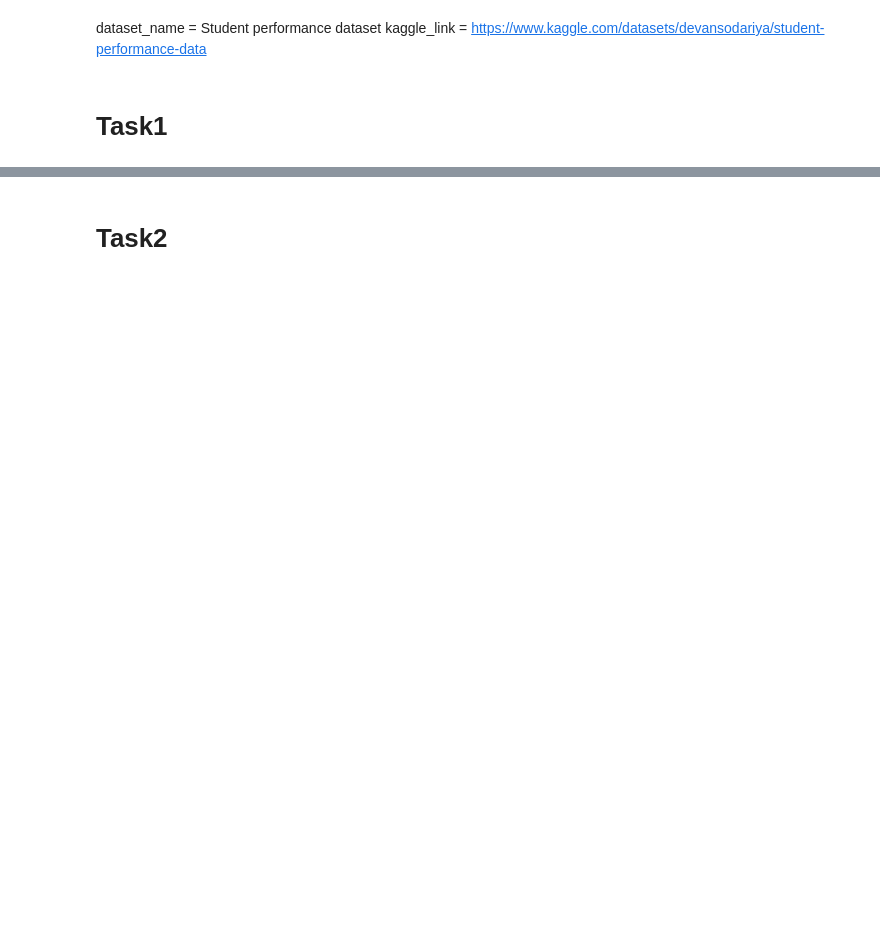
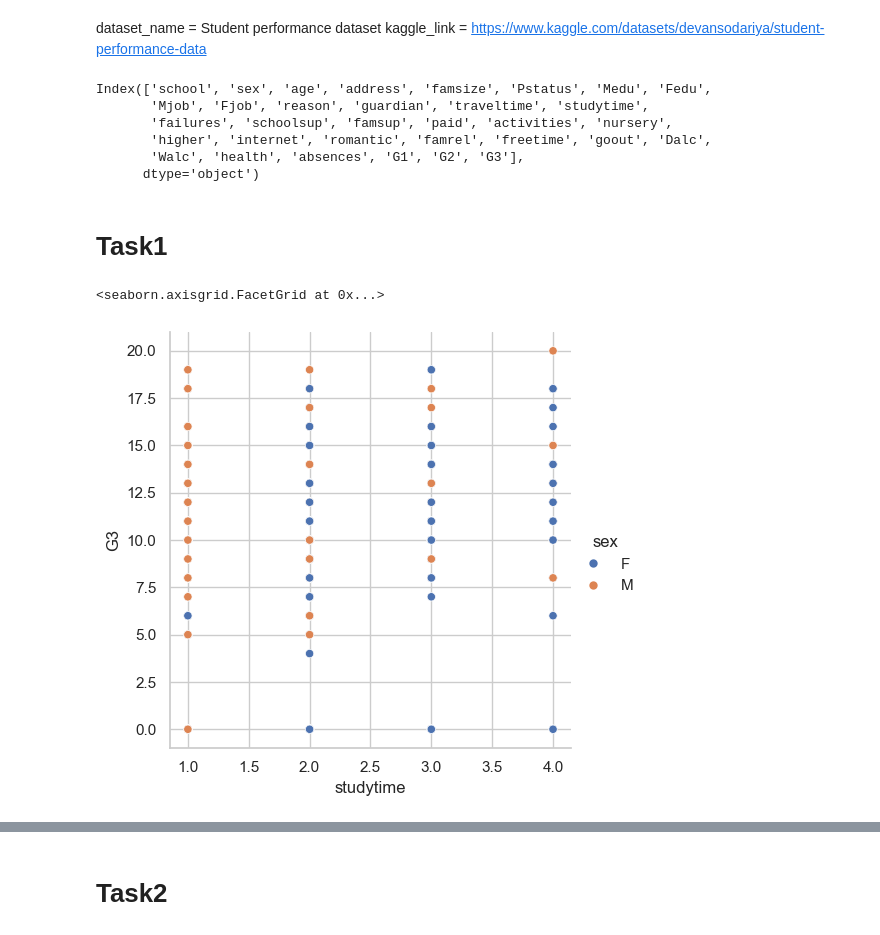
Before and after one commit to ash-iiiiish/Tasks-Submission, a Jupyter notebook: Assignment12/A12 Seaborn.ipynb, the cells around one changed output, grey strips where cells are left out. Drawn from its saved outputs; the diff is of its cells as text; code cells hidden in the pictures; blank space fills up the shorter version.

```diff
--- a/Assignment12/A12 Seaborn.ipynb
+++ b/Assignment12/A12 Seaborn.ipynb
@@ -5,25 +5,27 @@ kaggle_link = https://www.kaggle.com/datasets/devansodariya/student-performance-
 import pandas as pd
 import seaborn as sns
 import matplotlib.pyplot as plt
-df = pd.read_csv('C:/Users/kumar/OneDrive/Desktop/TRY 1/TuteDude-Course-1/Tasks-Submission/Assignment12/student_data.csv')
+df = pd.read_csv('C:/Users/kumar/OneDrive/Desktop/TRY-2/Tasks-Submission/Assignment12/student_data.csv')
+
+sns.set_theme(style="whitegrid")
+# %%
+df.columns
+# %% [output]
+Index(['school', 'sex', 'age', 'address', 'famsize', 'Pstatus', 'Medu', 'Fedu',
+       'Mjob', 'Fjob', 'reason', 'guardian', 'traveltime', 'studytime',
+       'failures', 'schoolsup', 'famsup', 'paid', 'activities', 'nursery',
+       'higher', 'internet', 'romantic', 'famrel', 'freetime', 'goout', 'Dalc',
+       'Walc', 'health', 'absences', 'G1', 'G2', 'G3'],
+      dtype='object')
 # %% [markdown]
 # Task1
 # %%
 sns.relplot(
     data=df,
-    x="total_bill",
-    y="tip",
-    hue="sex",
-    kind="scatter"
+    x="studytime",
+    y="G3",
+    hue="sex"
 )
-plt.show()
-
-# Same using line style
-sns.relplot(
-    data=df,
-    x="total_bill",
-    y="tip",
-    hue="sex",
-    kind="line"
-)
-plt.show()
+# %% [output]
+<seaborn.axisgrid.FacetGrid at 0x...>
+[figure, added]
```
Also changed, not shown: parts of 13 cells of this notebook, 16 other files.
